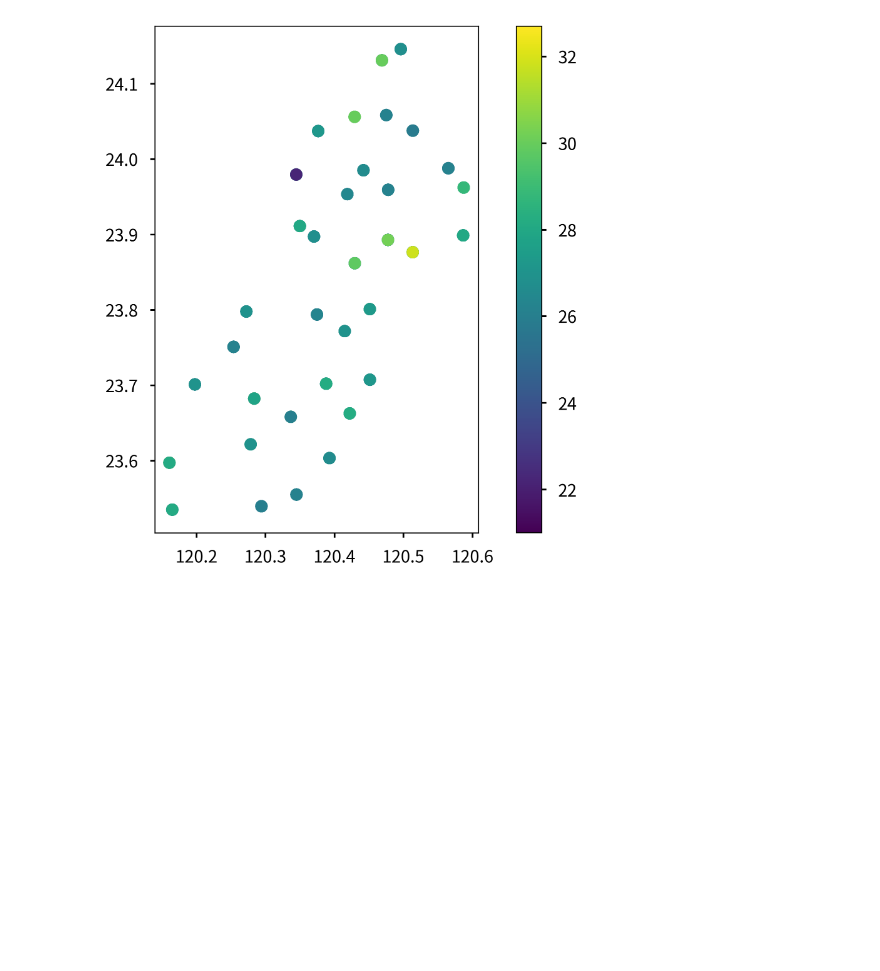
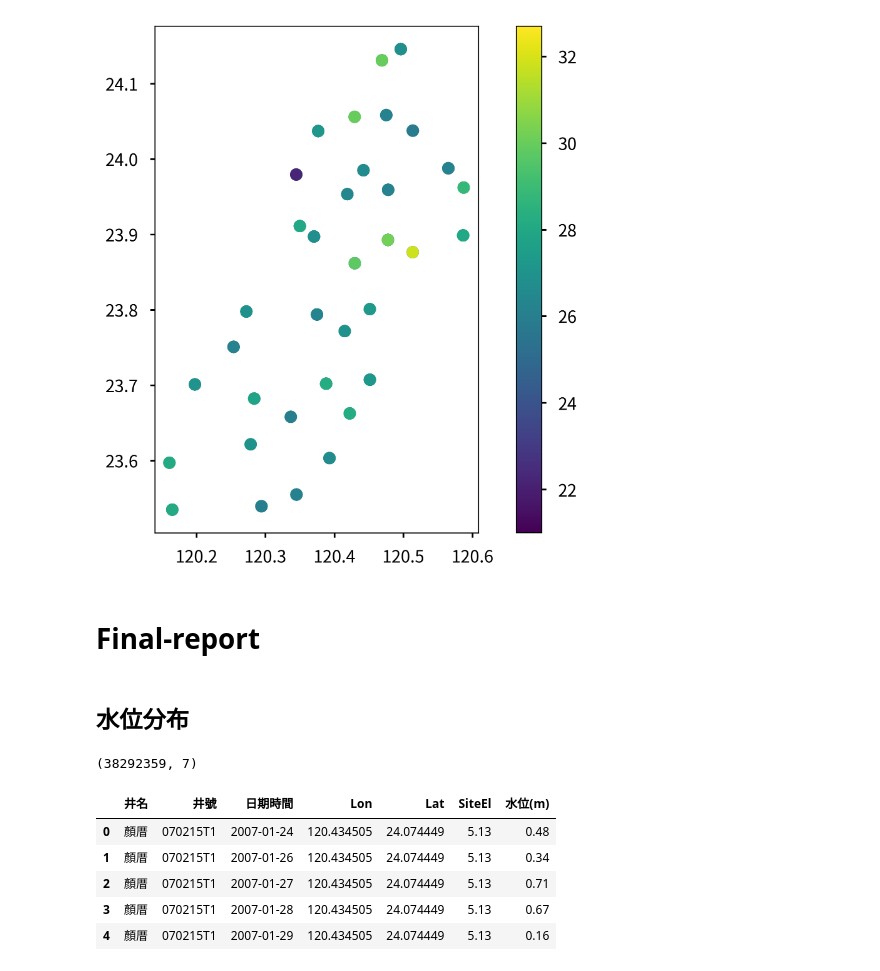
Before and after one commit to dispink/GW_NCDR, a Jupyter notebook: prepare_for_report.ipynb, the cells around one changed output. Drawn from its saved outputs; the diff is of its cells as text; code cells hidden in the pictures; blank space fills up the shorter version.

```diff
--- a/prepare_for_report.ipynb
+++ b/prepare_for_report.ipynb
@@ -230,3 +232,7 @@ gdf['2000-01-01':'2002-12-31'].plot('Temp', legend=True)
 # %% [output]
 <AxesSubplot:>
 [figure]
+# %% [markdown]
+# Final-report
+# %% [markdown]
+## 水位分布
@@ -232,0 +241,13 @@ gdf['2000-01-01':'2002-12-31'].plot('Temp', legend=True)
+# %%
+wra_df.shape
+# %% [output]
+(38292359, 7)
+# %%
+wra_df.head()
+# %% [output]
+|  | 井名 | 井號 | 日期時間 | Lon | Lat | SiteEl | 水位(m) |
+| 0 | 顏厝 | 070215T1 | 2007-01-24 | 120.434505 | 24.074449 | 5.13 | 0.48 |
+| 1 | 顏厝 | 070215T1 | 2007-01-26 | 120.434505 | 24.074449 | 5.13 | 0.34 |
+| 2 | 顏厝 | 070215T1 | 2007-01-27 | 120.434505 | 24.074449 | 5.13 | 0.71 |
+| 3 | 顏厝 | 070215T1 | 2007-01-28 | 120.434505 | 24.074449 | 5.13 | 0.67 |
+| 4 | 顏厝 | 070215T1 | 2007-01-29 | 120.434505 | 24.074449 | 5.13 | 0.16 |
```
Also changed, not shown: parts of 10 cells of this notebook.
